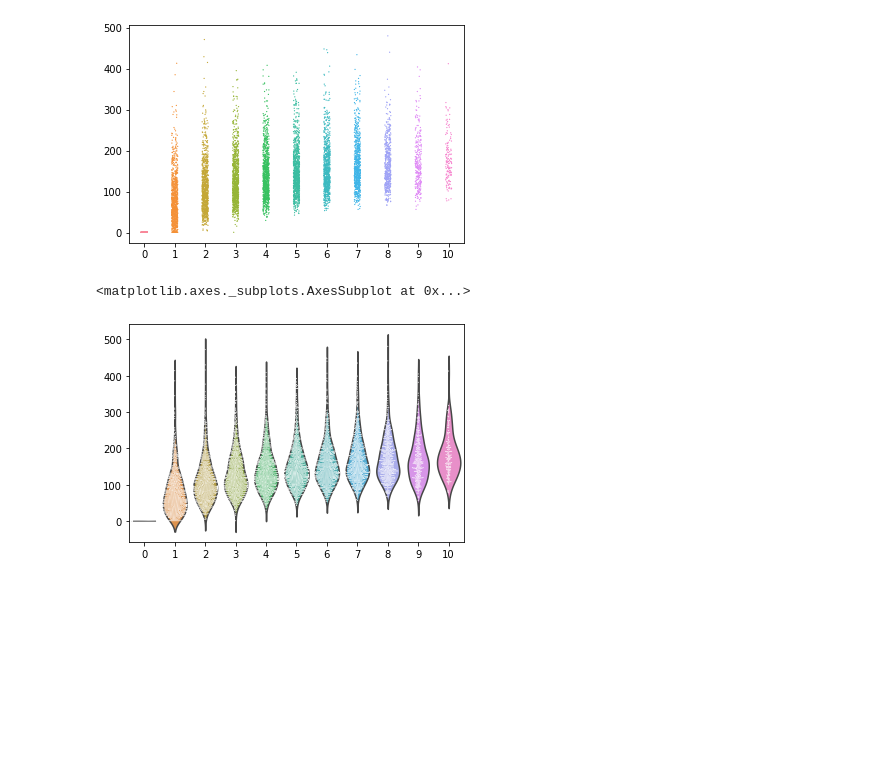
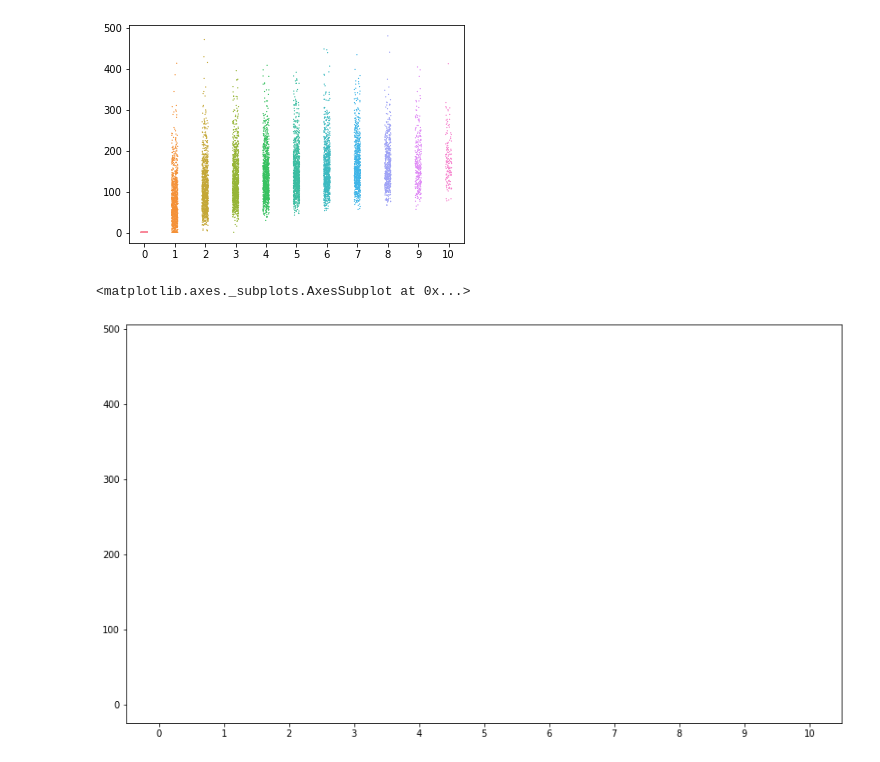
Before and after one commit to jncarpen/NEVR3004, a Jupyter notebook: Hopfield/generateFigs_test.ipynb, the cells around one changed output. Drawn from its saved outputs; the diff is of its cells as text; code cells hidden in the pictures; blank space fills up the shorter version.

```diff
--- a/Hopfield/generateFigs_test.ipynb
+++ b/Hopfield/generateFigs_test.ipynb
@@ -29,8 +30,10 @@ sns.stripplot(data=df, size=1.25, edgecolor='black')
 <matplotlib.axes._subplots.AxesSubplot at 0x...>
 [figure]
 # %%
-sns.violinplot(data=df, inner=None)
-sns.swarmplot(data=df, size = 1, color ="white", edgecolor="gray")
+a4_dims = (14, 8)
+fig, ax = plt.subplots(figsize=a4_dims)
+#sns.violinplot(ax = ax, data=df, inner=None)
+sns.swarmplot(ax=ax, data=df, size = 1.5, color ="white", edgecolor="black")
 # %% [output]
 <matplotlib.axes._subplots.AxesSubplot at 0x...>
-[figure, old version]
+[figure, new version]
```
Also changed, not shown: parts of 1 cell of this notebook, 6 other files.
